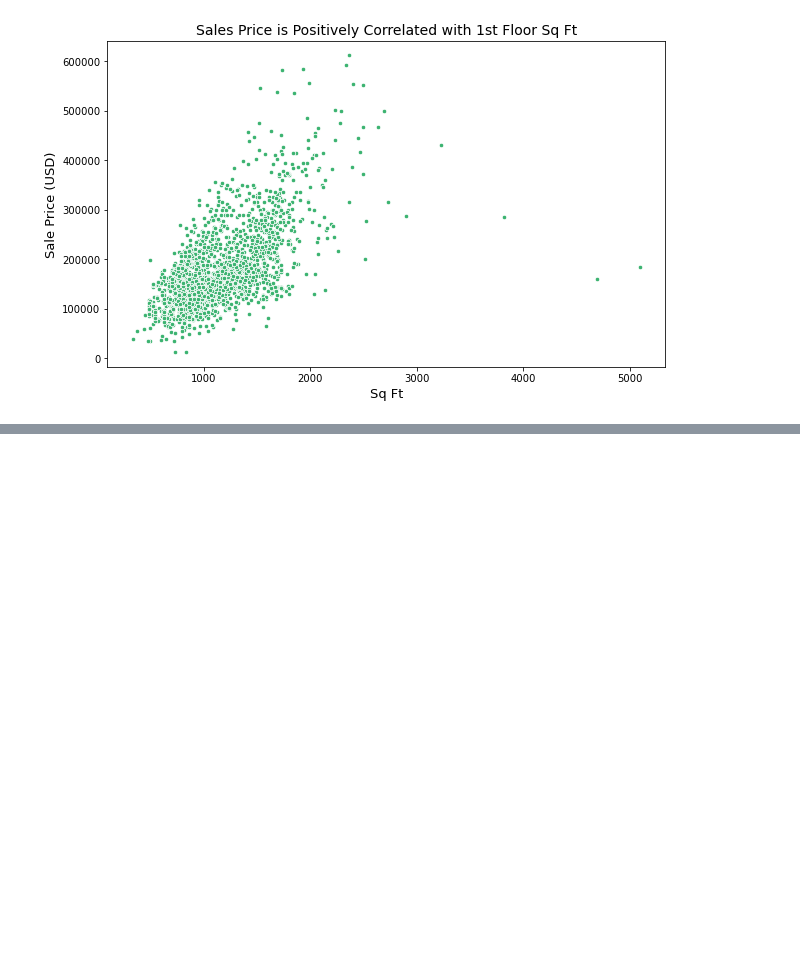
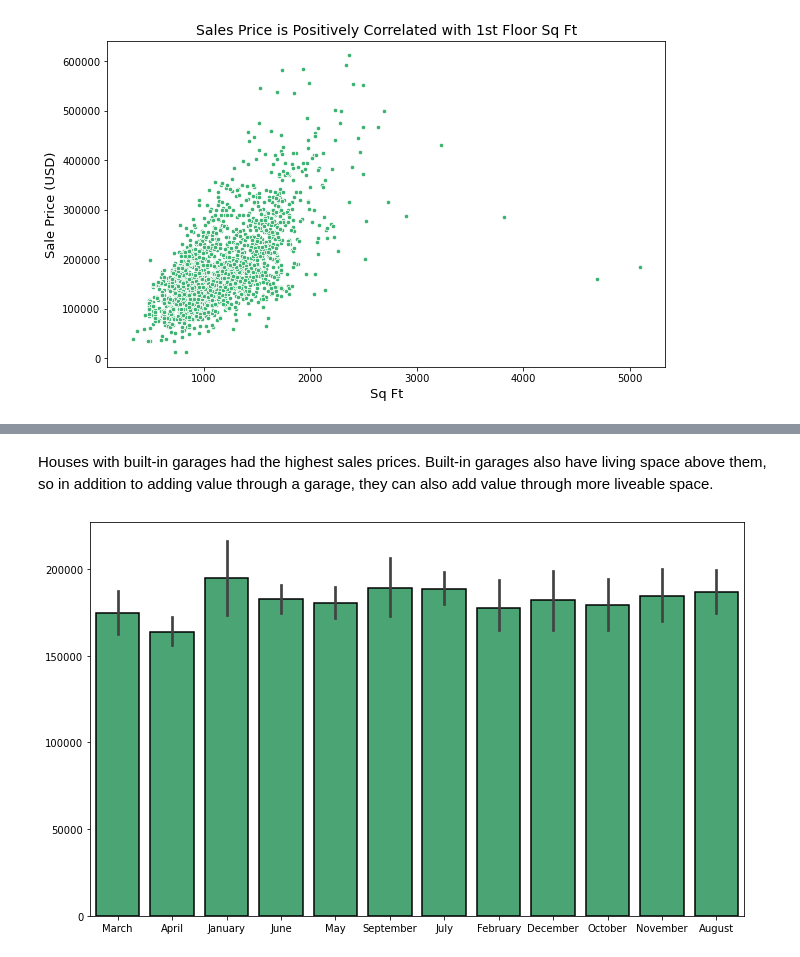
Before and after one commit to jlu90/Predicting-House-Prices-with-Linear-Regression, a Jupyter notebook: lutes_cleaning_notebook.ipynb, the cells around one changed output, grey strips where cells are left out. Cells and saved outputs as stored; diff of their text form; code cells hidden in the pictures; blank space fills up the shorter version.

```diff
--- a/lutes_cleaning_notebook.ipynb
+++ b/lutes_cleaning_notebook.ipynb
@@ -714,0 +719,6 @@ create_scatter(df = housing, x_col = '1st Flr SF', y_col = 'SalePrice', title =
+# %% [markdown]
+Houses with built-in garages had the highest sales prices. Built-in garages also have living space above them, so in addition to adding value through a garage, they can also add value through more liveable space.
+# %%
+create_bar(housing, 'Mo Sold', 'SalePrice', title='', x_label = '', y_label = '')
+# %% [output]
+[figure, added]
```
Also changed, not shown: parts of 5 cells of this notebook.
